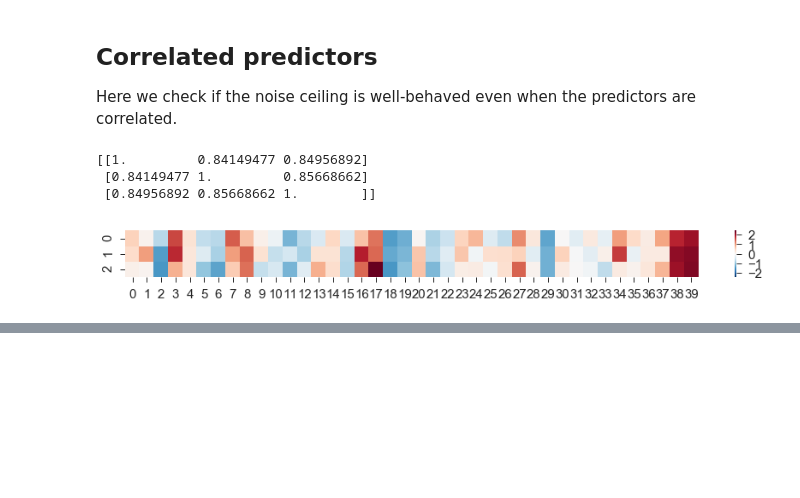
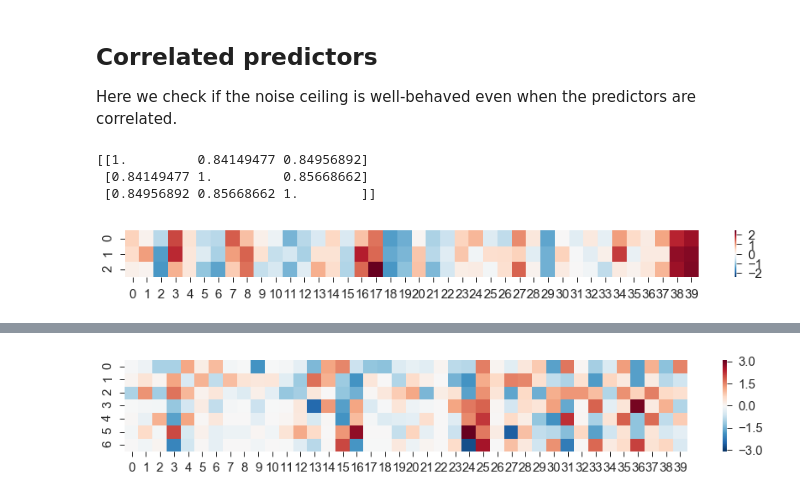
Before and after one commit to beausievers/noise_ceiling, a Jupyter notebook: multivariate_noise_ceiling.ipynb, the cells around one changed output, grey strips where cells are left out. Cells and saved outputs as stored; diff of their text form; code cells hidden in the pictures; blank space fills up the shorter version.

Commit message:
added simulation checking interactions

```diff
--- a/multivariate_noise_ceiling.ipynb
+++ b/multivariate_noise_ceiling.ipynb
@@ -546,0 +559,20 @@ print(f"Above upper bound: {np.mean(above_upper_corr, axis=1)}")
+# %%
+def gen_full_model(n_preds, n_features):
+    import itertools
+    preds = gen_predictors(shape=(n_preds, n_features))
+
+    interact_ixs = []
+    for i in range(2, n_preds + 1):
+        interact_ixs += list(itertools.combinations(range(n_preds), i))
+
+    interactions = []
+    for interact_ix in interact_ixs:
+        interactions.append(np.prod(preds[interact_ix, :], axis=0))
+
+    return np.vstack([preds, interactions])
+# %%
+model = gen_full_model(3, 40)
+fig, ax = plt.subplots(figsize=(15,2))
+sns.heatmap(model);
+# %% [output]
+[figure, added]
```
Also changed, not shown: parts of 8 cells of this notebook.
